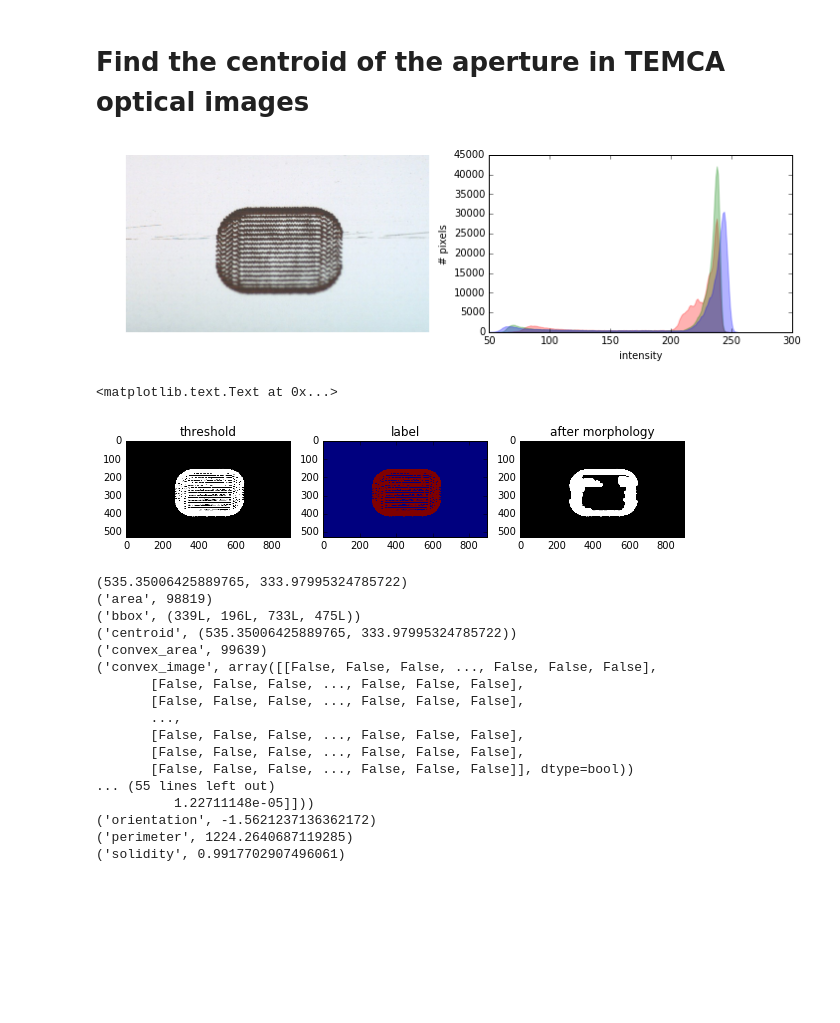
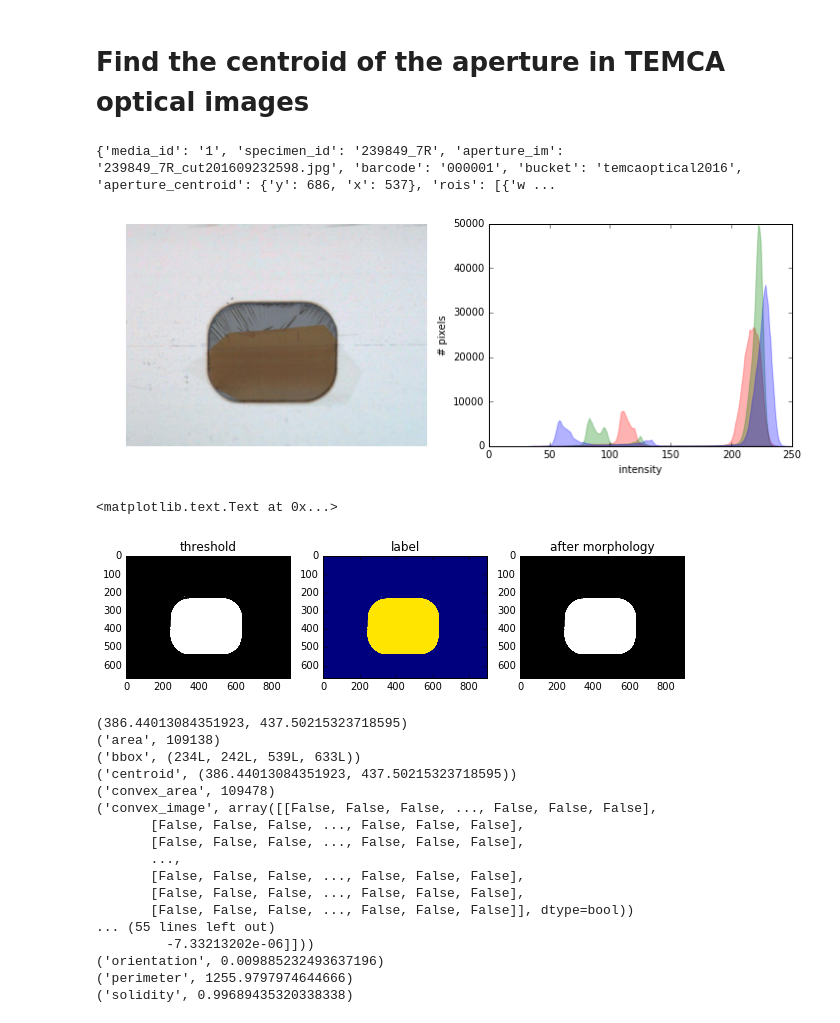
Before and after one commit to jaybo/Python-Notebooks, a Jupyter notebook: TEMCA/OpticalCentroid.ipynb, the cells around one changed output. Saved outputs shown, nothing was run; the diff lists cells and outputs as text; code cells hidden in the pictures; blank space fills up the shorter version.

```diff
--- a/TEMCA/OpticalCentroid.ipynb
+++ b/TEMCA/OpticalCentroid.ipynb
@@ -22,16 +22,23 @@ from toolbox.TAO.taoDB import TAOdb
 # %%
 tao =  TAO()
 taoDB = TAOdb()
-#url = taoDB.get_aperture_image_url('donaldtrump', 'test1', '000040')
-url = r"\\AIBSDATA2\nc-em\adamb\atumDevelopment\tapeRuns\20160923\sectionImagesFromStack\239849_7R_cut201609230000.jpg"
+specimen = '239849_7R'
+media = '1'
+barcode = '000001'
+tao = taoDB.get_tao (specimen, media, barcode)
+print tao
+url = taoDB.get_aperture_image_url(specimen, media, barcode)
+#url = r"\\AIBSDATA2\nc-em\adamb\atumDevelopment\tapeRuns\20160923\sectionImagesFromStack\239849_7R_cut201609230000.jpg"
 im = io.imread(url)
+# %% [output]
+{'media_id': '1', 'specimen_id': '239849_7R', 'aperture_im': '239849_7R_cut201609232598.jpg', 'barcode': '000001', 'bucket': 'temcaoptical2016', 'aperture_centroid': {'y': 686, 'x': 537}, 'rois': [{'w ...
 # %%
 # crop the image to the interesting part
-imc = im[350:, 100:1000, :]
+imc = im[300:, 100:1000, :]
 imgray = color.rgb2gray(imc)
 skdemo.imshow_with_histogram(imc);
 # %% [output]
-[figure, old version]
+[figure, new version]
 # %%
 # threshold
 threshold = filters.threshold_otsu(imgray)
@@ -59,7 +66,7 @@ ax_3.imshow(imnosmall, cmap='gray')
 ax_3.set_title('after morphology')
 # %% [output]
 <matplotlib.text.Text at 0x...>
-[figure, old version]
+[figure, new version]
 # %%
 # show the centroid and other shape measurements
 imint = imnosmall.astype(int)
@@ -71,11 +78,11 @@ print(region.centroid)
 for prop in region:
     print(prop, region[prop])
 # %% [output]
-(535.35006425889765, 333.97995324785722)
-('area', 98819)
-('bbox', (339L, 196L, 733L, 475L))
-('centroid', (535.35006425889765, 333.97995324785722))
-('convex_area', 99639)
+(386.44013084351923, 437.50215323718595)
+('area', 109138)
+('bbox', (234L, 242L, 539L, 633L))
+('centroid', (386.44013084351923, 437.50215323718595))
+('convex_area', 109478)
 ('convex_image', array([[False, False, False, ..., False, False, False],
        [False, False, False, ..., False, False, False],
        [False, False, False, ..., False, False, False],
@@ -84,7 +91,7 @@ for prop in region:
        [False, False, False, ..., False, False, False],
        [False, False, False, ..., False, False, False]], dtype=bool))
 ... (55 lines left out)
-          1.22711148e-05]]))
-('orientation', -1.5621237136362172)
-('perimeter', 1224.2640687119285)
-('solidity', 0.9917702907496061)
+         -7.33213202e-06]]))
+('orientation', 0.009885232493637196)
+('perimeter', 1255.9797974644666)
+('solidity', 0.99689435320338338)
```
Also changed, not shown: 2 other files.
